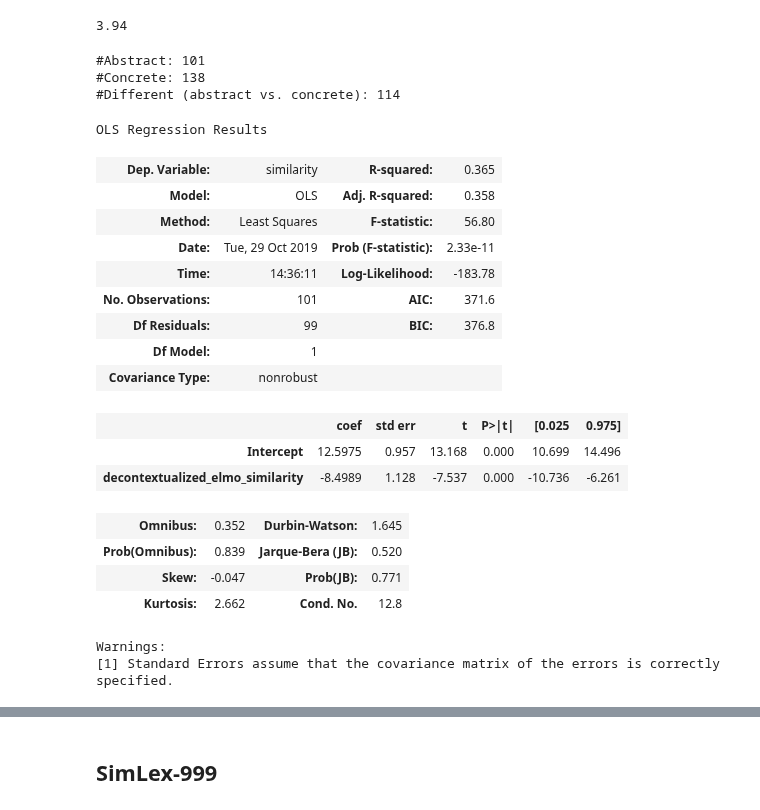
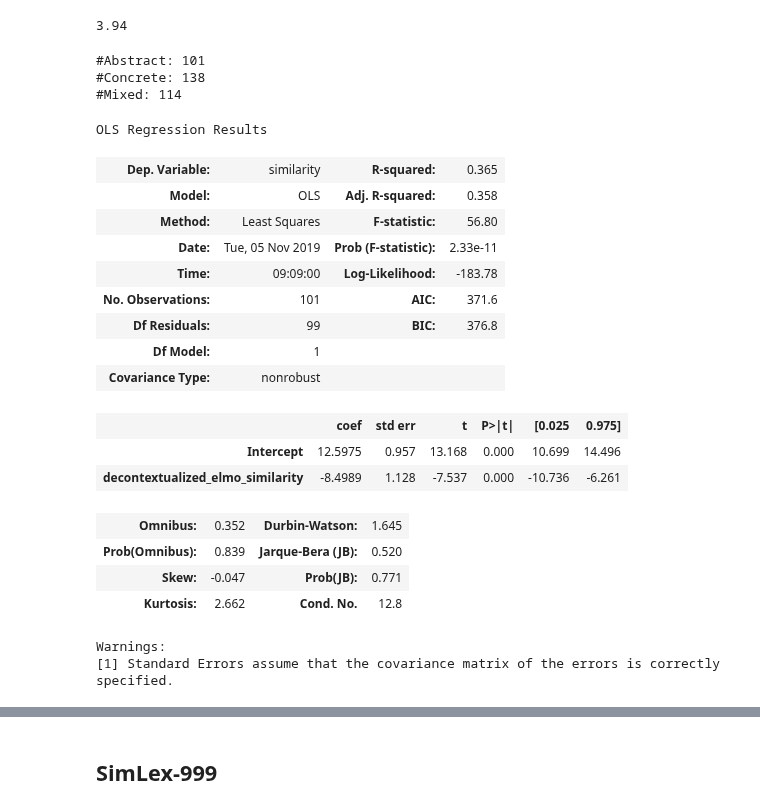
Before and after one commit to seantrott/abstract_concrete, a Jupyter notebook: abstract_concrete.ipynb, the cells around one changed output, grey strips where cells are left out. Saved outputs shown, nothing was run; the diff lists cells and outputs as text; code cells hidden in the pictures.

```diff
--- a/abstract_concrete.ipynb
+++ b/abstract_concrete.ipynb
@@ -91,14 +138,3 @@ df_sim['w1_conc'] = df_sim['w1'].apply(lambda x: get_conc(x, word_to_cnc))
 df_sim['w2_conc'] = df_sim['w2'].apply(lambda x: get_conc(x, word_to_cnc))
 # %% [markdown]
 ### Get pairwise similarities from ELMo
-# %%
-similarities = []
-for index, row in tqdm(list(df_sim.iterrows())):
-    w1, w2 = row['w1'], row['w2']
-
-    w1_embedding = elmo.embed_sentence([w1])[0][0].tolist()
-    w2_embedding = elmo.embed_sentence([w2])[0][0].tolist()
-
-    sim = scipy.spatial.distance.cosine(w1_embedding, w2_embedding)
-
-    similarities.append(sim)
@@ -319,13 +334,2 @@ df_wordsim.head(5)
 # %% [markdown]
 ### Get pairwise similarities from ELMo
-# %%
-similarities = []
-for index, row in tqdm(list(df_wordsim.iterrows())):
-    w1, w2 = row['Word 1'], row['Word 2']
-
-    w1_embedding = elmo.embed_sentence([w1])[0][0].tolist()
-    w2_embedding = elmo.embed_sentence([w2])[0][0].tolist()
-
-    sim = scipy.spatial.distance.cosine(w1_embedding, w2_embedding)
-
-    similarities.append(sim)
@@ -386,7 +391,3 @@ median_conc = statistics.median(combined)
 median_conc
 # %% [output]
 3.94
-# %%
-df_wordsim['w1_is_abstract'] = df_wordsim['w1_conc'].apply(lambda x: x < median_conc)
-df_wordsim['w2_is_abstract'] = df_wordsim['w2_conc'].apply(lambda x: x < median_conc)
-df_wordsim['same'] = df_wordsim['w1_is_abstract'] == df_wordsim['w2_is_abstract']
@@ -400,24 +394,23 @@ def get_comparison_type(row):
+# %%
+df_wordsim = tag_as_abstract(df_wordsim, median_conc)
 # %%
 df_wordsim['Comparison Type'] = df_wordsim.apply(lambda row: get_comparison_type(row), axis=1)
+print_distribution(df_wordsim)
+# %% [output]
+#Abstract: 101
+#Concrete: 138
+#Mixed: 114
-# %%
-print("#Abstract: {n}".format(n=len(df_wordsim[(df_wordsim['w1_is_abstract']==True)&(df_wordsim['w2_is_abstract']==True)])))
-print("#Concrete: {n}".format(n=len(df_wordsim[(df_wordsim['w1_is_abstract']==False)&(df_wordsim['w2_is_abstract']==False)])))
-print("#Different (abstract vs. concrete): {n}".format(n=len(df_wordsim[df_wordsim['same']==False])))
-# %% [output]
-#Abstract: 101
-#Concrete: 138
-#Different (abstract vs. concrete): 114
 # %%
-result = sm.ols(formula="similarity ~ decontextualized_elmo_similarity",
+result = sm.ols(formula=FORMULA,
                 data=df_wordsim[df_wordsim['Comparison Type']=="Abstract"]).fit()
 result.summary()
 # %% [output]
 OLS Regression Results
 | Dep. Variable: | similarity | R-squared: | 0.365 |
 | Model: | OLS | Adj. R-squared: | 0.358 |
 | Method: | Least Squares | F-statistic: | 56.80 |
-| Date: | Tue, 29 Oct 2019 | Prob (F-statistic): | 2.33e-11 |
-| Time: | 14:36:11 | Log-Likelihood: | -183.78 |
+| Date: | Tue, 05 Nov 2019 | Prob (F-statistic): | 2.33e-11 |
+| Time: | 09:09:00 | Log-Likelihood: | -183.78 |
 | No. Observations: | 101 | AIC: | 371.6 |
 | Df Residuals: | 99 | BIC: | 376.8 |
 | Df Model: | 1 |  |  |
```
Also changed, not shown: parts of 40 cells of this notebook, 4 other files.
